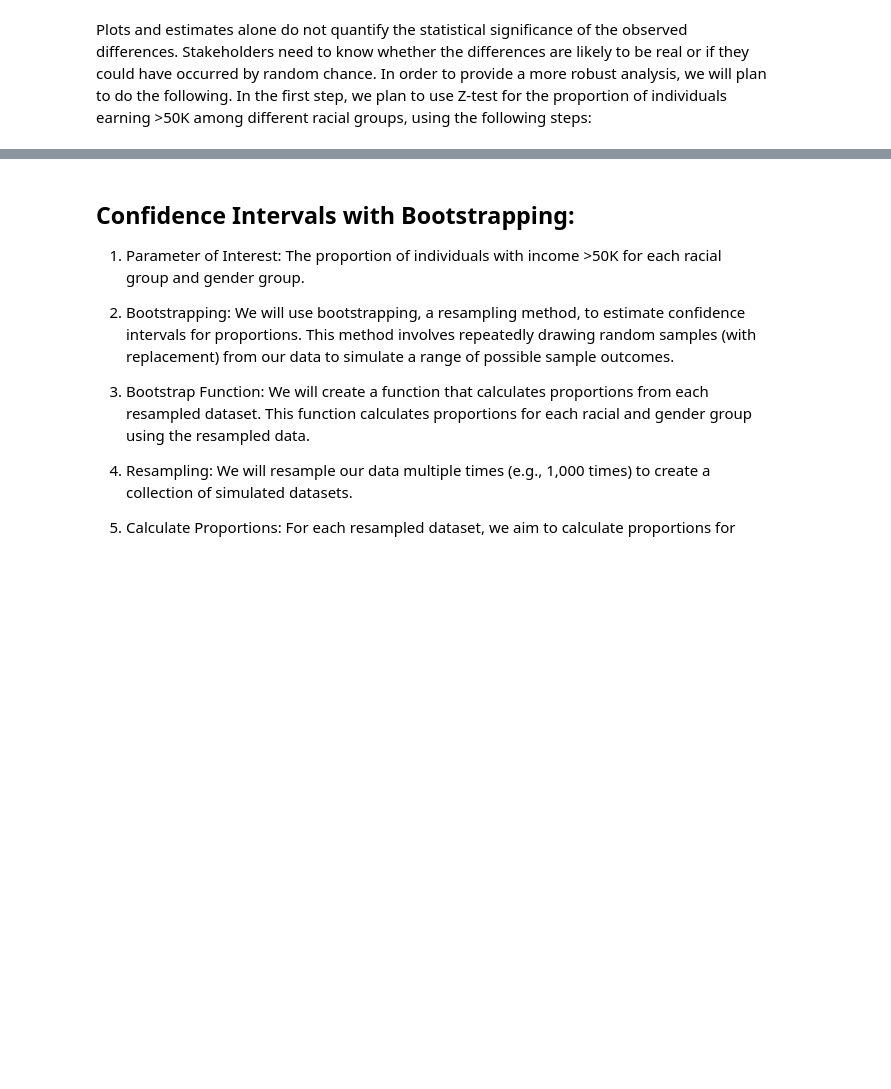
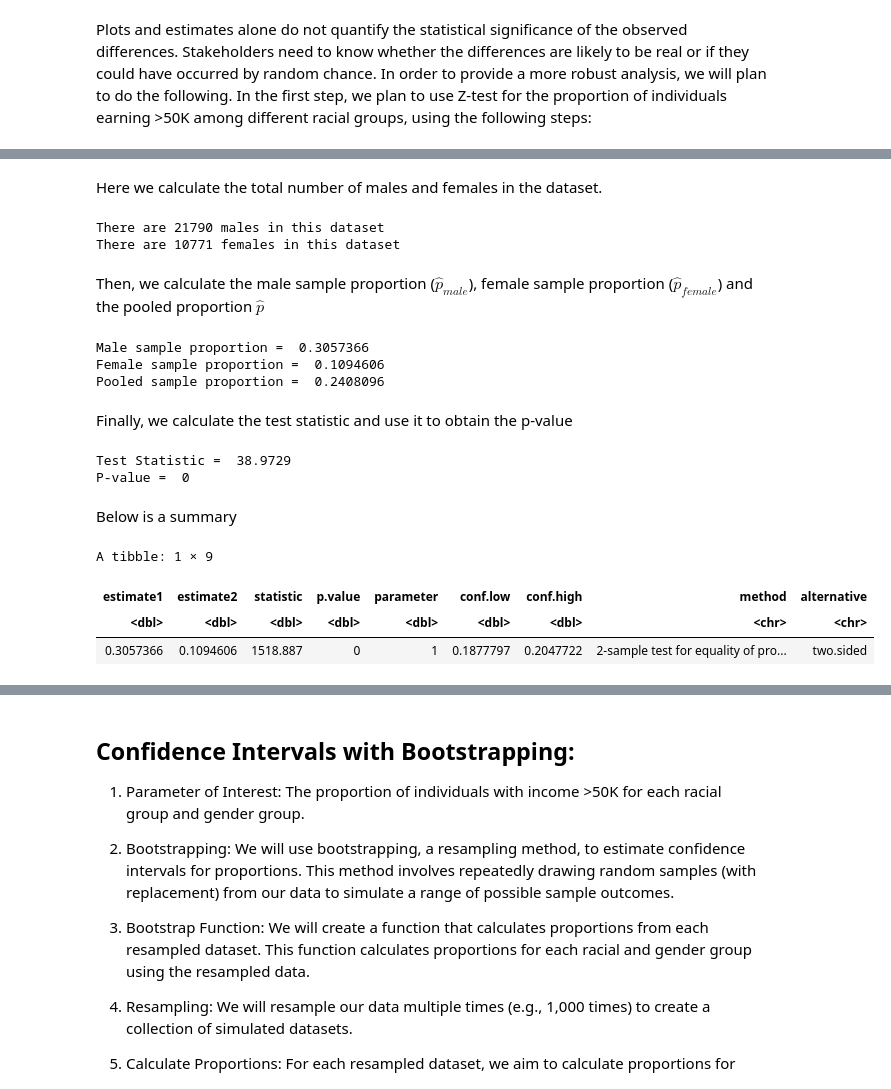
Before and after one commit to Praj-na/stat201-groupproject, a Jupyter notebook: Project-G14.ipynb, the cells around one changed output, grey strips where cells are left out. Cells and saved outputs as stored; diff of their text form; code cells hidden in the pictures; blank space fills up the shorter version.

```diff
--- a/Project-G14.ipynb
+++ b/Project-G14.ipynb
@@ -190,0 +211,5 @@ Our next step would be repeating this process for sex, as our second parameter.
+# %%
+income_sex <- income %>%
+    select(sex, income_status)
+
+head(income_sex)
@@ -190,0 +226,57 @@ Our next step would be repeating this process for sex, as our second parameter.
+# %% [markdown]
+Here we calculate the total number of males and females in the dataset.
+# %%
+n_male <- sum(income_sex$sex == "Male")
+n_female <- sum(income_sex$sex == "Female")
+
+cat("There are", n_male, "males in this dataset\n")
+cat("There are", n_female, "females in this dataset\n")
+# %% [output]
+There are 21790 males in this dataset
+There are 10771 females in this dataset
+# %% [markdown]
+Then, we calculate the male sample proportion ($\hat{p}_{male}$), female sample proportion ($\hat{p}_{female}$) and the pooled proportion $\hat{p}$
+# %%
+phat_male <- income_sex %>%
+    filter(sex == "Male", income_status == ">50K") %>%
+    summarize(phat = n()/n_male) %>%
+    pull()
+
+phat_female <- income_sex %>%
+    filter(sex == "Female", income_status == ">50K") %>%
+    summarize(phat = n()/n_female) %>%
+    pull()
+
+phat <- (n_male*phat_male + n_female*phat_female) / (n_male + n_female)
+
+cat("Male sample proportion = ", phat_male, "\n")
+cat("Female sample proportion = ", phat_female, "\n")
+cat("Pooled sample proportion = ", phat)
+# %% [output]
+Male sample proportion =  0.3057366
+Female sample proportion =  0.1094606
+Pooled sample proportion =  0.2408096
+# %% [markdown]
+Finally, we calculate the test statistic and use it to obtain the p-value
+# %%
+test_statistic <- (phat_male - phat_female) / sqrt(phat*(1-phat)*(1/n_male + 1/n_female))
+p_value <- pnorm(test_statistic, lower.tail = FALSE) *2
+
+cat("Test Statistic = ", test_statistic, "\n")
+cat("P-value = ", p_value)
+# %% [output]
+Test Statistic =  38.9729
+P-value =  0
+# %% [markdown]
+Below is a summary
+# %%
+summary <-
+    tidy(prop.test(x = c(n_male*phat_male, n_female*phat_female),
+              n = c(n_male, n_female),
+              correct = FALSE))
+summary
+# %% [output]
+A tibble: 1 × 9
+| estimate1 | estimate2 | statistic | p.value | parameter | conf.low | conf.high | method | alternative |
+| <dbl> | <dbl> | <dbl> | <dbl> | <dbl> | <dbl> | <dbl> | <chr> | <chr> |
+| 0.3057366 | 0.1094606 | 1518.887 | 0 | 1 | 0.1877797 | 0.2047722 | 2-sample test for equality of pro... | two.sided |
```
Also changed, not shown: parts of 6 cells of this notebook.
